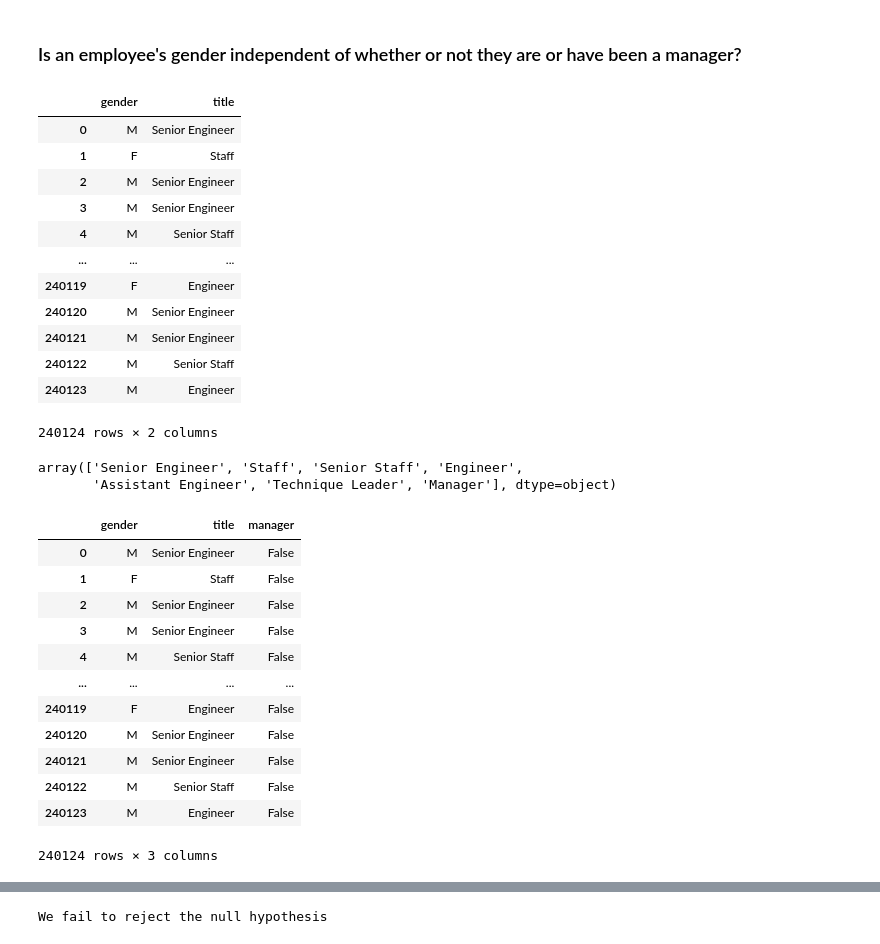
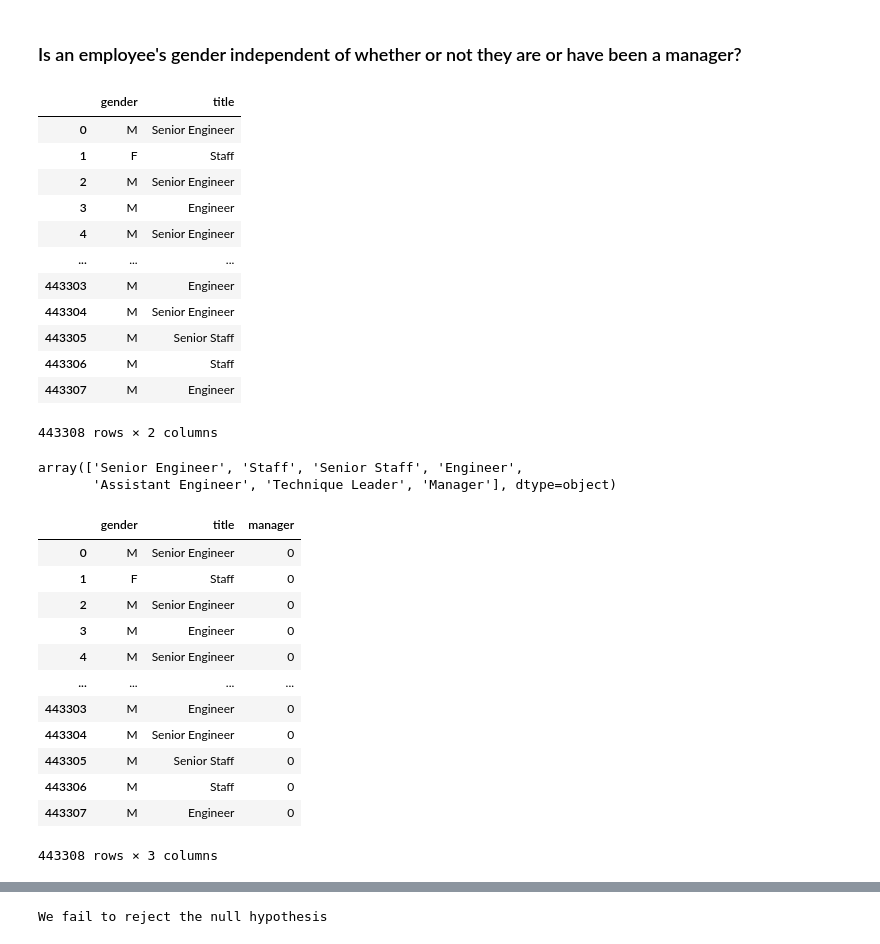
Before and after one commit to Ramiro-Lopez/stats-lessons, a Jupyter notebook: hypothesis_testing.ipynb, the cells around one changed output, grey strips where cells are left out. Saved outputs shown, nothing was run; the diff lists cells and outputs as text; code cells hidden in the pictures.

```diff
--- a/hypothesis_testing.ipynb
+++ b/hypothesis_testing.ipynb
@@ -1026,8 +1588,7 @@ query12 = '''
 SELECT gender, title
 FROM employees as e
 JOIN titles as t
-ON e.emp_no = t.emp_no
-WHERE t.to_date > now();
+ON e.emp_no = t.emp_no;
 '''
 emp_gm = pd.read_sql(query12, employees)
 emp_gm
@@ -1036,34 +1597,34 @@ emp_gm
 | 0 | M | Senior Engineer |
 | 1 | F | Staff |
 | 2 | M | Senior Engineer |
-| 3 | M | Senior Engineer |
-| 4 | M | Senior Staff |
+| 3 | M | Engineer |
+| 4 | M | Senior Engineer |
 | ... | ... | ... |
-| 240119 | F | Engineer |
-| 240120 | M | Senior Engineer |
-| 240121 | M | Senior Engineer |
-| 240122 | M | Senior Staff |
-| 240123 | M | Engineer |
+| 443303 | M | Engineer |
+| 443304 | M | Senior Engineer |
+| 443305 | M | Senior Staff |
+| 443306 | M | Staff |
+| 443307 | M | Engineer |
-240124 rows × 2 columns
+443308 rows × 2 columns
 # %%
 emp_gm.title.unique()
 # %% [output]
 array(['Senior Engineer', 'Staff', 'Senior Staff', 'Engineer',
        'Assistant Engineer', 'Technique Leader', 'Manager'], dtype=object)
 # %%
-emp_gm['manager'] = emp_gm.title.str.startswith('M')
+emp_gm['manager'] = emp_gm.title.str.startswith('M').astype(int)
 emp_gm
 # %% [output]
 |  | gender | title | manager |
-| 0 | M | Senior Engineer | False |
-| 1 | F | Staff | False |
-| 2 | M | Senior Engineer | False |
-| 3 | M | Senior Engineer | False |
-| 4 | M | Senior Staff | False |
+| 0 | M | Senior Engineer | 0 |
+| 1 | F | Staff | 0 |
+| 2 | M | Senior Engineer | 0 |
+| 3 | M | Engineer | 0 |
+| 4 | M | Senior Engineer | 0 |
 | ... | ... | ... | ... |
-| 240119 | F | Engineer | False |
-| 240120 | M | Senior Engineer | False |
-| 240121 | M | Senior Engineer | False |
-| 240122 | M | Senior Staff | False |
-| 240123 | M | Engineer | False |
+| 443303 | M | Engineer | 0 |
+| 443304 | M | Senior Engineer | 0 |
+| 443305 | M | Senior Staff | 0 |
+| 443306 | M | Staff | 0 |
+| 443307 | M | Engineer | 0 |
-240124 rows × 3 columns
+443308 rows × 3 columns
```
Also changed, not shown: parts of 169 cells of this notebook.
